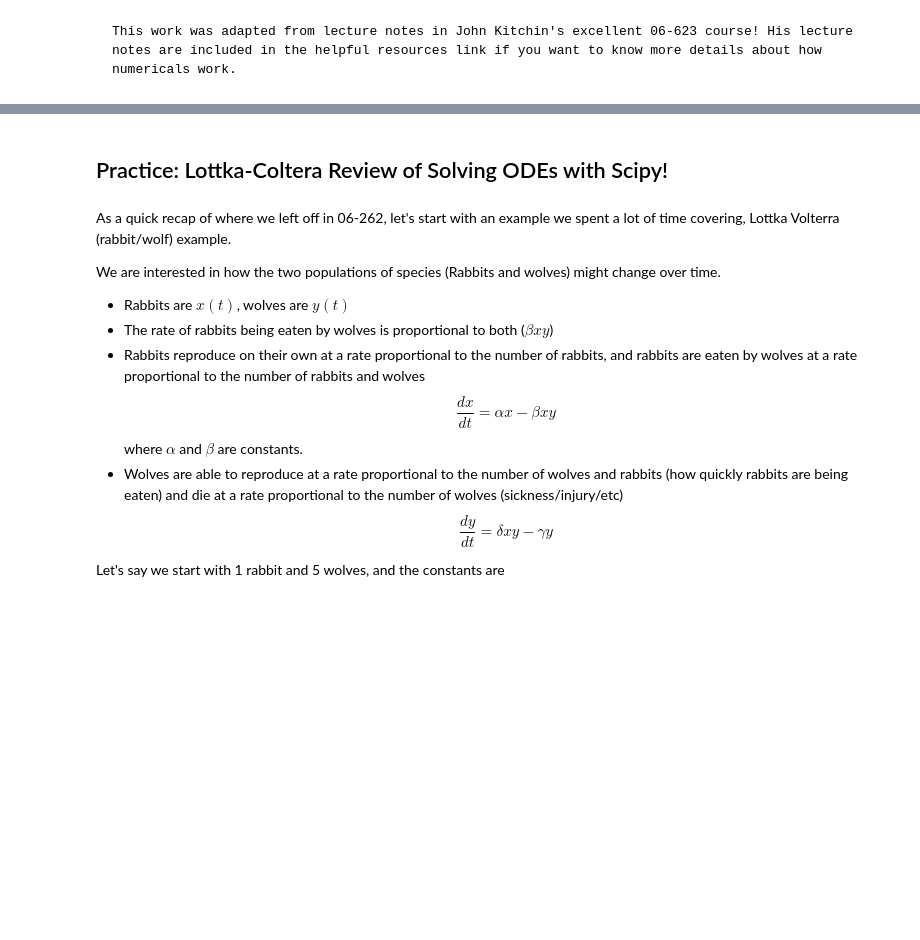
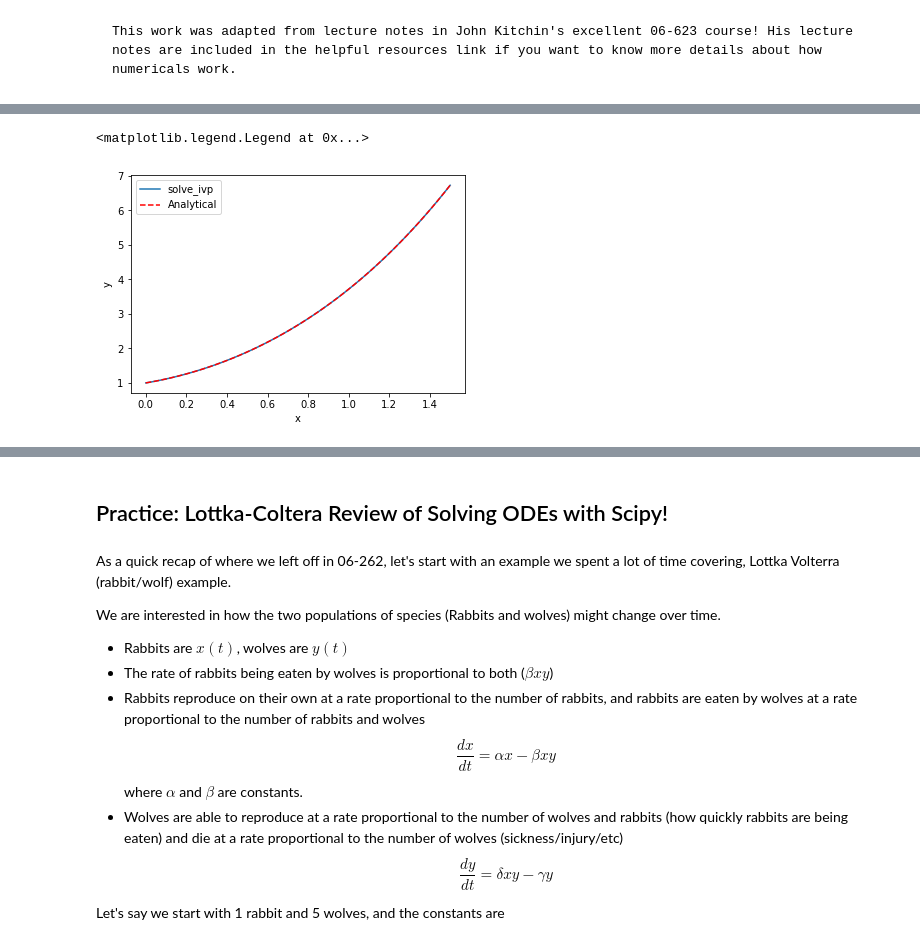
Before and after one commit to ulissigroup/F22-06-325, a Jupyter notebook: _sources/review_odes.ipynb, the cells around one changed output, grey strips where cells are left out. Saved outputs shown, nothing was run; the diff lists cells and outputs as text; code cells hidden in the pictures; blank space fills up the shorter version.

```diff
--- a/_sources/review_odes.ipynb
+++ b/_sources/review_odes.ipynb
@@ -151,0 +88,4 @@ plt.legend()
+# %%
+X = np.linspace(x0, 1.5)
+sol = solve_ivp(fun=f, t_span=(x0, 1.5), y0=y0, t_eval=X)
+sol
@@ -151,0 +110,9 @@ plt.legend()
+# %%
+plt.plot(sol.t, sol.y[0], label='solve_ivp')
+plt.plot(X, X**2 + np.exp(X), 'r--', label='Analytical')
+plt.xlabel('x')
+plt.ylabel('y')
+plt.legend()
+# %% [output]
+<matplotlib.legend.Legend at 0x...>
+[figure, added]
```
Also changed, not shown: parts of 38 cells of this notebook, 17 other files.
